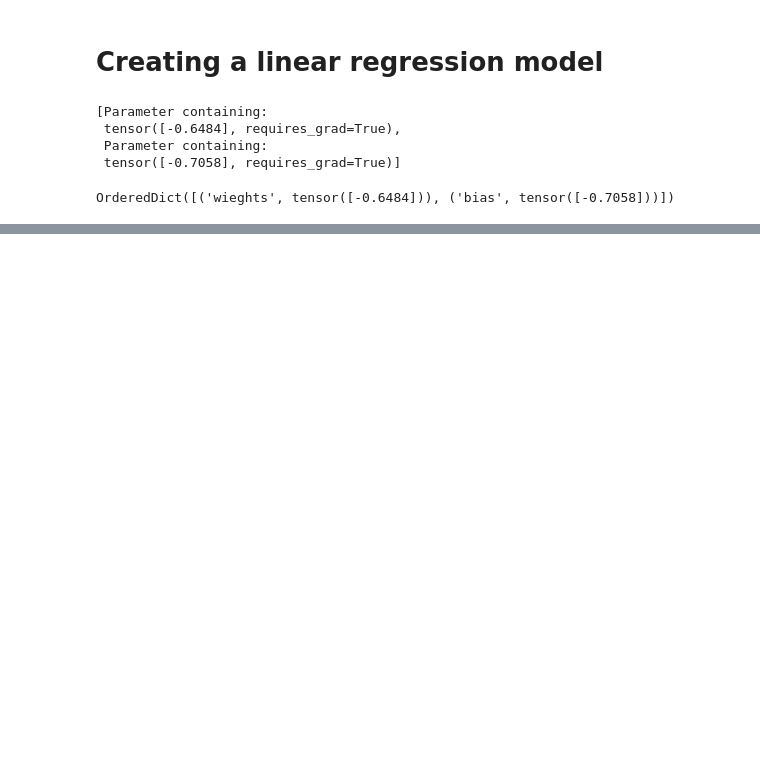
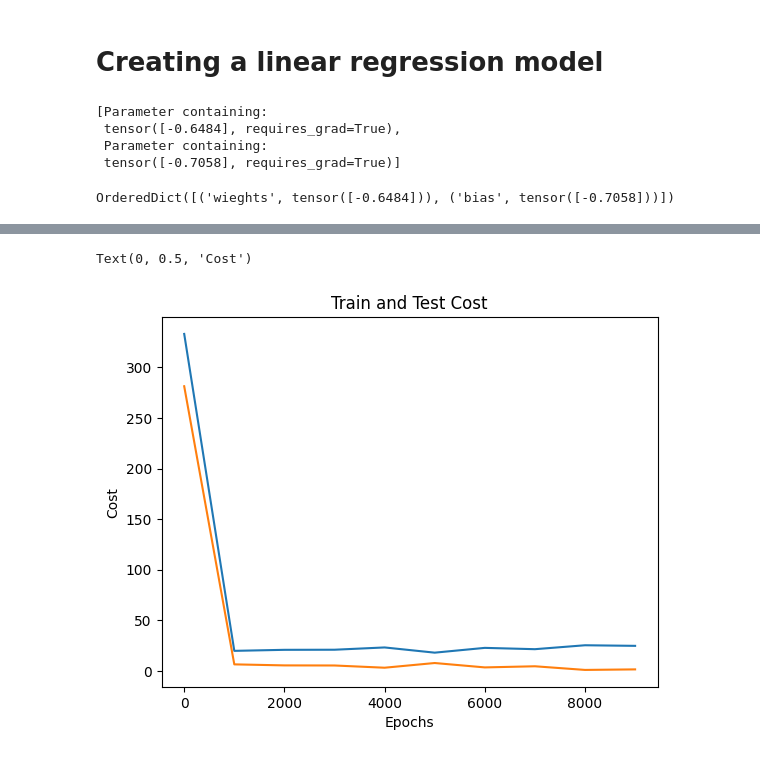
Before and after one commit to taslimmuhammed/pytorch, a Jupyter notebook: pytorch_002.ipynb, the cells around one changed output, grey strips where cells are left out. Cells and saved outputs as stored; diff of their text form; code cells hidden in the pictures; blank space fills up the shorter version.

```diff
--- a/pytorch_002.ipynb
+++ b/pytorch_002.ipynb
@@ -43,0 +187,9 @@ OrderedDict([('wieghts', tensor([-0.6484])), ('bias', tensor([-0.7058]))])
+# %%
+plt.plot(epoch_arr,np.array(torch.tensor(train_cost)), label="Train Loss")
+plt.plot(epoch_arr,test_cost, label="Test Loss")
+plt.title("Train and Test Cost")
+plt.xlabel("Epochs")
+plt.ylabel("Cost")
+# %% [output]
+Text(0, 0.5, 'Cost')
+[figure, added]
```
Also changed, not shown: parts of 12 cells of this notebook.
